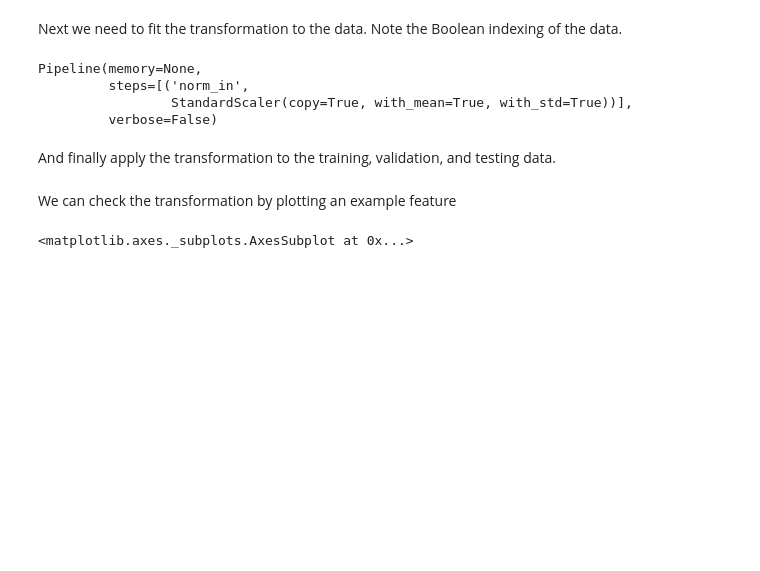
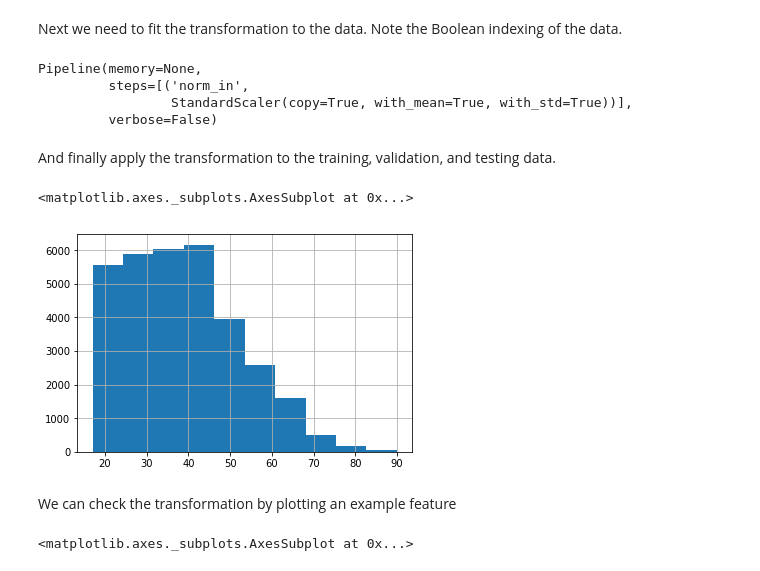
Before and after one commit to GilesStrong/PyTorch_Tutorial, a Jupyter notebook: notebooks/3_Classification_Application.ipynb, the cells around one changed output. Drawn from its saved outputs; the diff is of its cells as text; code cells hidden in the pictures; blank space fills up the shorter version.

```diff
--- a/notebooks/3_Classification_Application.ipynb
+++ b/notebooks/3_Classification_Application.ipynb
@@ -150,6 +150,11 @@ Pipeline(memory=None,
          verbose=False)
 # %% [markdown]
 And finally apply the transformation to the training, validation, and testing data.
+# %%
+df.Age.hist()
+# %% [output]
+<matplotlib.axes._subplots.AxesSubplot at 0x...>
+[figure, added]
 # %%
 df[cont_feats] = input_pipe.transform(df[cont_feats].values.astype('float32'))
 # %% [markdown]
```
Also changed, not shown: parts of 1 cell of this notebook.
